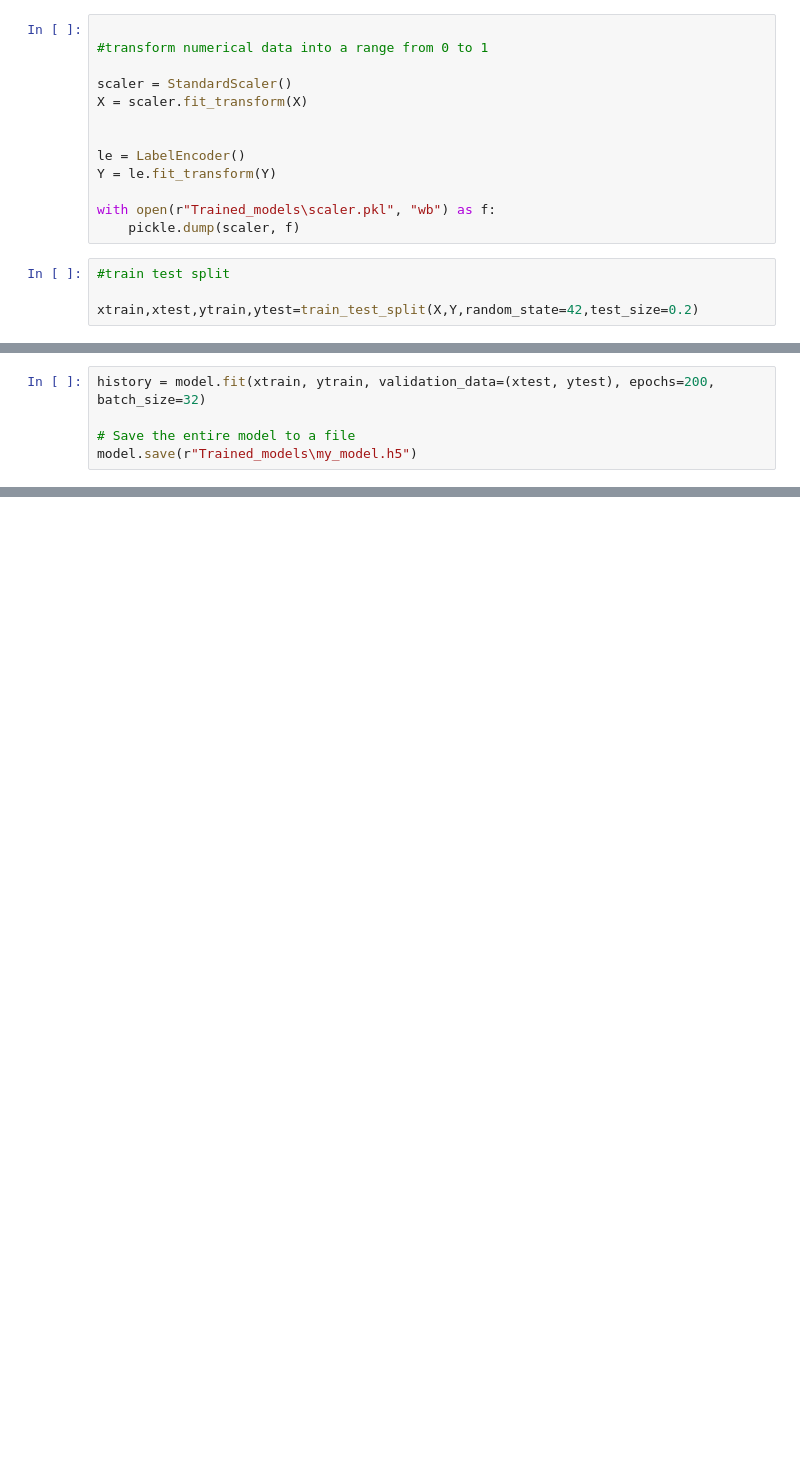
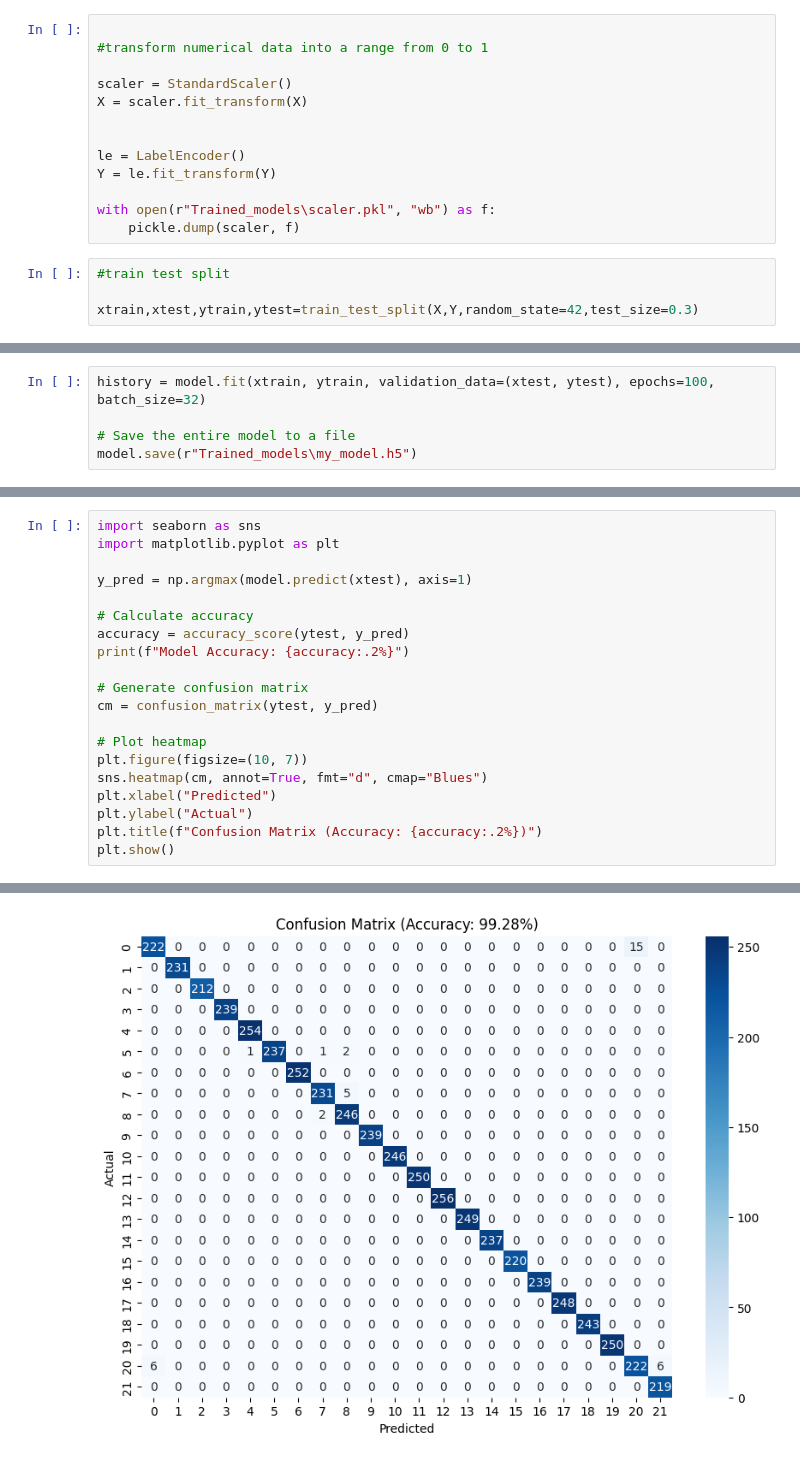
Before and after one commit to kashinathRemeshkumar/Crop_recomendation_system_using_IoT, a Jupyter notebook: Main/main.ipynb, the cells around one changed output, grey strips where cells are left out. Drawn from its saved outputs; the diff is of its cells as text; blank space fills up the shorter version.

```diff
--- a/Main/main.ipynb
+++ b/Main/main.ipynb
@@ -43,7 +45,7 @@ with open(r"Trained_models\scaler.pkl", "wb") as f:
 # %%
 #train test split
 
-xtrain,xtest,ytrain,ytest=train_test_split(X,Y,random_state=42,test_size=0.2)
+xtrain,xtest,ytrain,ytest=train_test_split(X,Y,random_state=42,test_size=0.3)
 # %%
 
 model = Sequential([
@@ -94,7 +96,7 @@ Model: "sequential_1"
  Trainable params: 4,502 (17.59 KB)
  Non-trainable params: 128 (512.00 B)
 # %%
-history = model.fit(xtrain, ytrain, validation_data=(xtest, ytest), epochs=200, batch_size=32)
+history = model.fit(xtrain, ytrain, validation_data=(xtest, ytest), epochs=100, batch_size=32)
 
 # Save the entire model to a file
 model.save(r"Trained_models\my_model.h5")
@@ -119 +121,22 @@ Epoch 100/100
 WARNING:absl:You are saving your model as an HDF5 file via `model.save()` or `keras.saving.save_model(model)`. This file format is considered legacy. We recommend using instead the native Keras format ...
+# %%
+import seaborn as sns
+import matplotlib.pyplot as plt
+
+y_pred = np.argmax(model.predict(xtest), axis=1)
+
+# Calculate accuracy
+accuracy = accuracy_score(ytest, y_pred)
+print(f"Model Accuracy: {accuracy:.2%}")
+
+# Generate confusion matrix
+cm = confusion_matrix(ytest, y_pred)
+
+# Plot heatmap
+plt.figure(figsize=(10, 7))
+sns.heatmap(cm, annot=True, fmt="d", cmap="Blues")
+plt.xlabel("Predicted")
+plt.ylabel("Actual")
+plt.title(f"Confusion Matrix (Accuracy: {accuracy:.2%})")
+plt.show()
+# %% [output]
@@ -119,0 +145 @@ WARNING:absl:You are saving your model as an HDF5 file via `model.save()` or `ke
+[figure, added]
```
Also changed, not shown: parts of 5 cells of this notebook, 7 other files.
